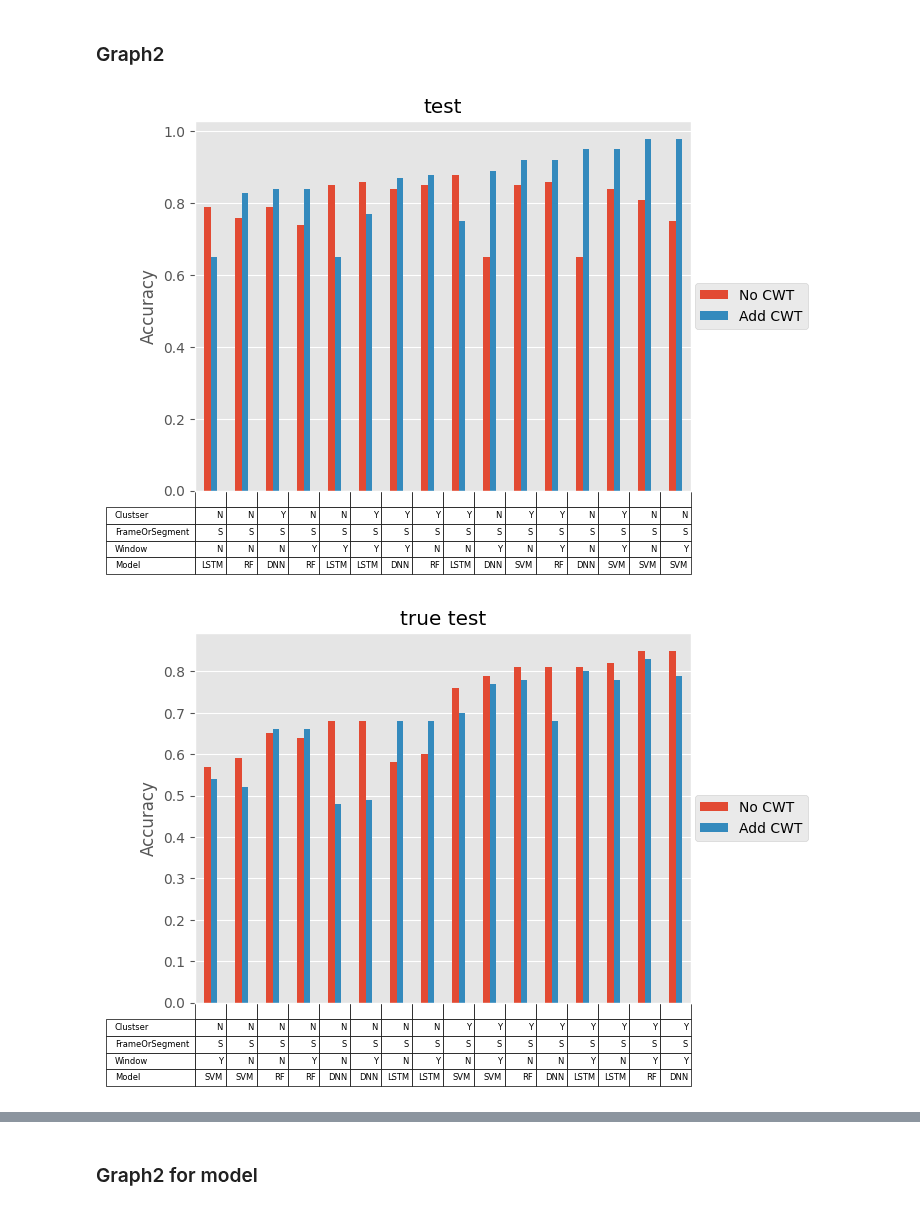
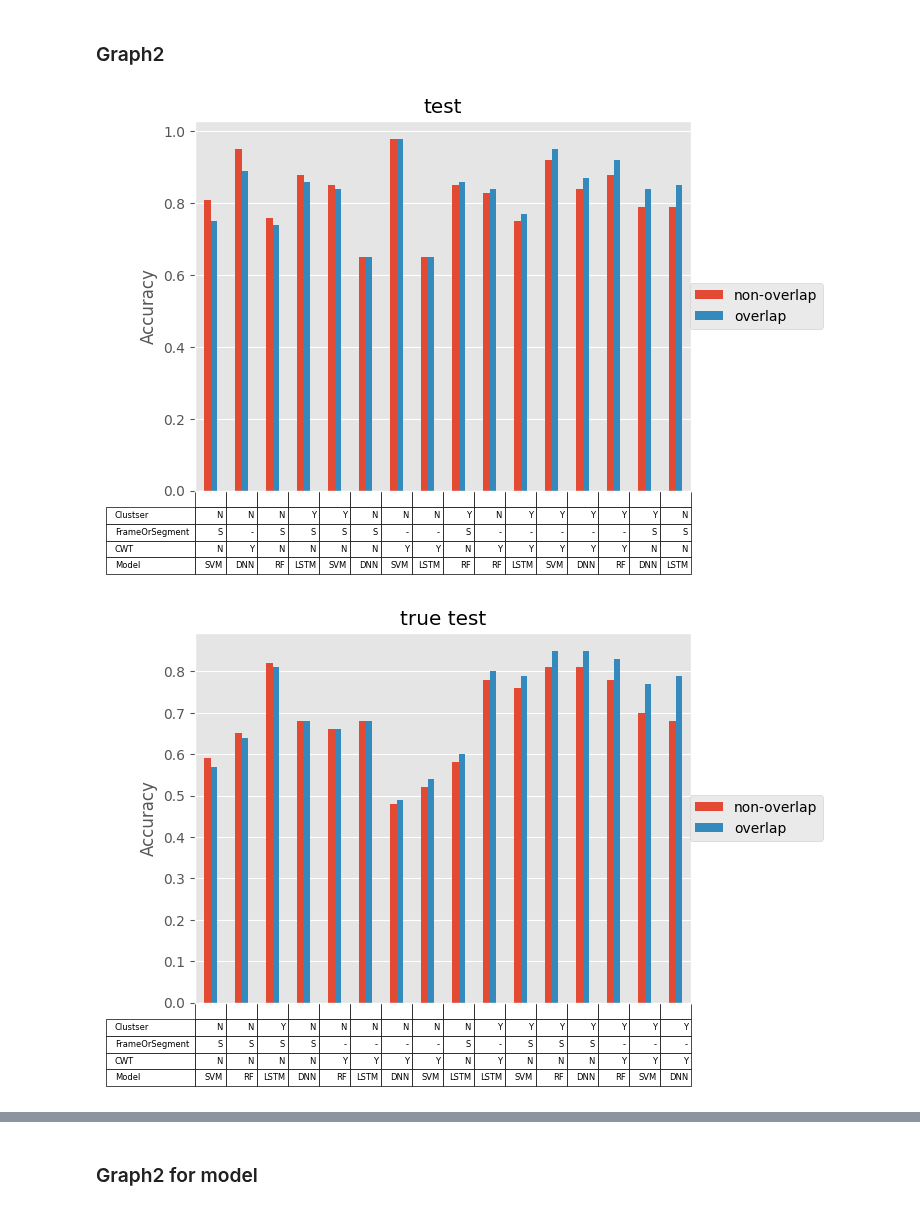
Before and after one commit to IS-Howard/final, a Jupyter notebook: result_analysis.ipynb, the cells around one changed output, grey strips where cells are left out. Drawn from its saved outputs; the diff is of its cells as text; code cells hidden in the pictures.

Commit message:
update plot FOS

```diff
--- a/result_analysis.ipynb
+++ b/result_analysis.ipynb
@@ -211,7 +211,7 @@ table.set_fontsize(10)
 ### Graph2
 # %%
 # compare
-compare = 2 # 0 cluster, 2 cwt, 3 window
+compare = 3 # 0 cluster, 2 cwt, 3 window
 # axes
 axes = ['Accuracy', 'False Alerm', 'Detection Rate']
 axess = ['ACC','FA','DR']
@@ -244,7 +244,7 @@ cmp_titles = [
     'Clustser',
     'FrameOrSegment',
     'CWT',
-    'Window',
+    'Sample overlap',
     'Model'
 ]
 cmp = compares[compare]
@@ -286,35 +286,37 @@ for s in range(3):
                         break
                     if j==len(compares[r])-1:
                         cell[r-skip].append('-')
         row_labels = cmp_titles.copy()
         del row_labels[compare]
 
         # sort by max val
         y = np.array(y)
         cell = np.array(cell)
-        idx = sorted(np.arange(len(y[0])), key = lambda s:(np.max(y,axis=0))[s])
+        idx = sorted(np.arange(len(y[0])), key = lambda s:(y[1]-y[0])[s])
         y = y[:,idx]
         cell = cell[:,idx]
 
         ax.title.set_text(subtitles[i])
         width = 0.1*cl
         x = np.arange(len(y[0]))
         spare_width = (1 - width)/cl
 
         for r in range(cl):
             ax.bar(x+r*width, y[r], width, label=legends[compare][r])
         ax.set_xlim(-spare_width,len(x)-spare_width)
         plt.xticks([])
         plt.ylabel(axes[s])
-        plt.legend(loc='center right', bbox_to_anchor=(1.25, 0.5))
+        plt.legend(loc='center right', bbox_to_anchor=(1.28, 0.5))
 
         # plot table
-        plt.table(cellText=cell,
+        table = plt.table(cellText=cell,
                 rowLabels=row_labels,
                 colLabels=['']*len(y[0]),
                 loc='bottom')
 
         plt.savefig(save_path+axes[s]+'_'+str(i+1)+'.png', bbox_inches="tight")
+        table.auto_set_font_size(False)
+        table.set_fontsize(6)
 # %% [output]
-[figure, old version]
+[figure, new version]
-[figure, old version]
+[figure, new version]
```
Also changed, not shown: parts of 6 cells of this notebook.
